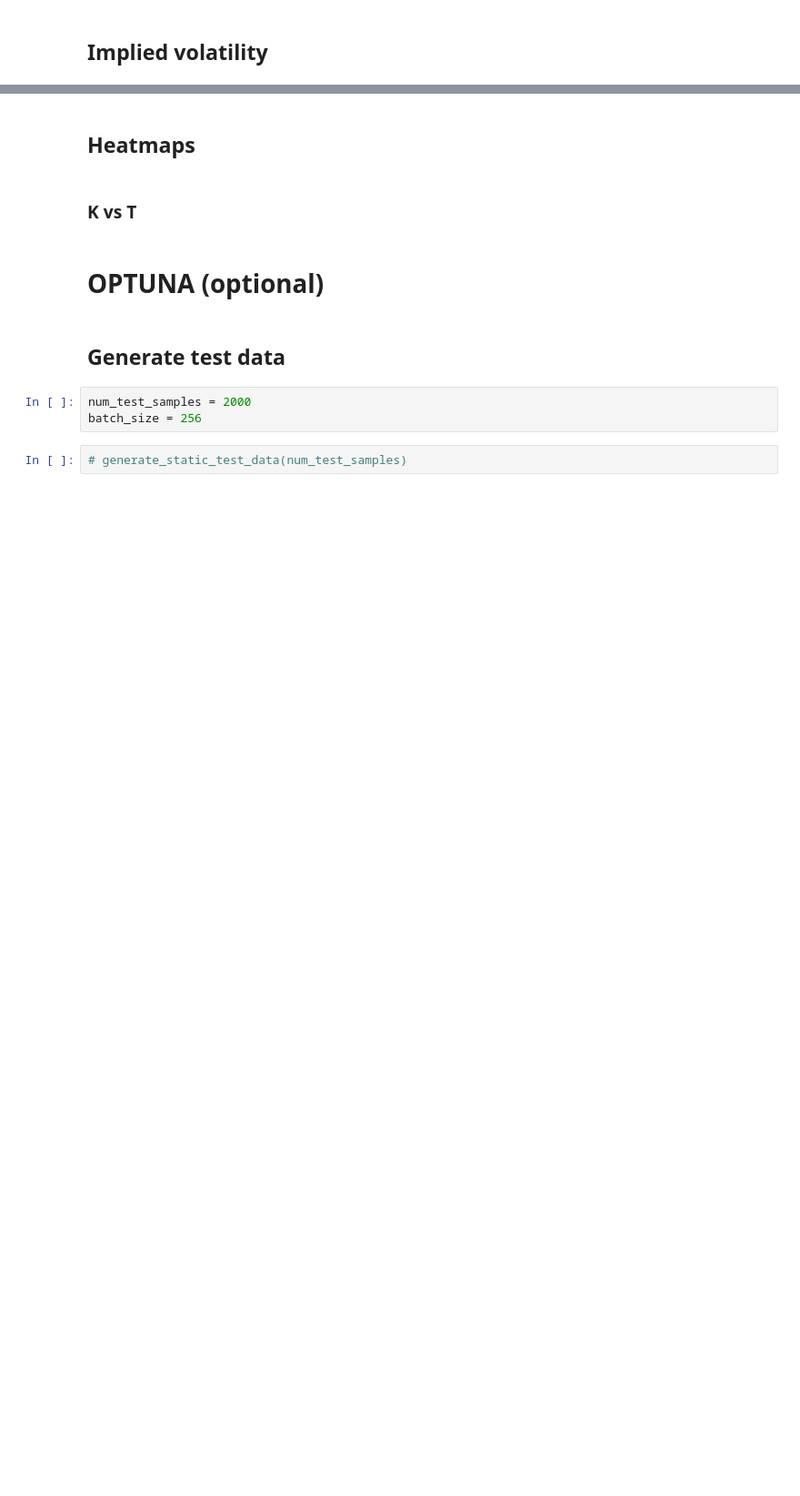
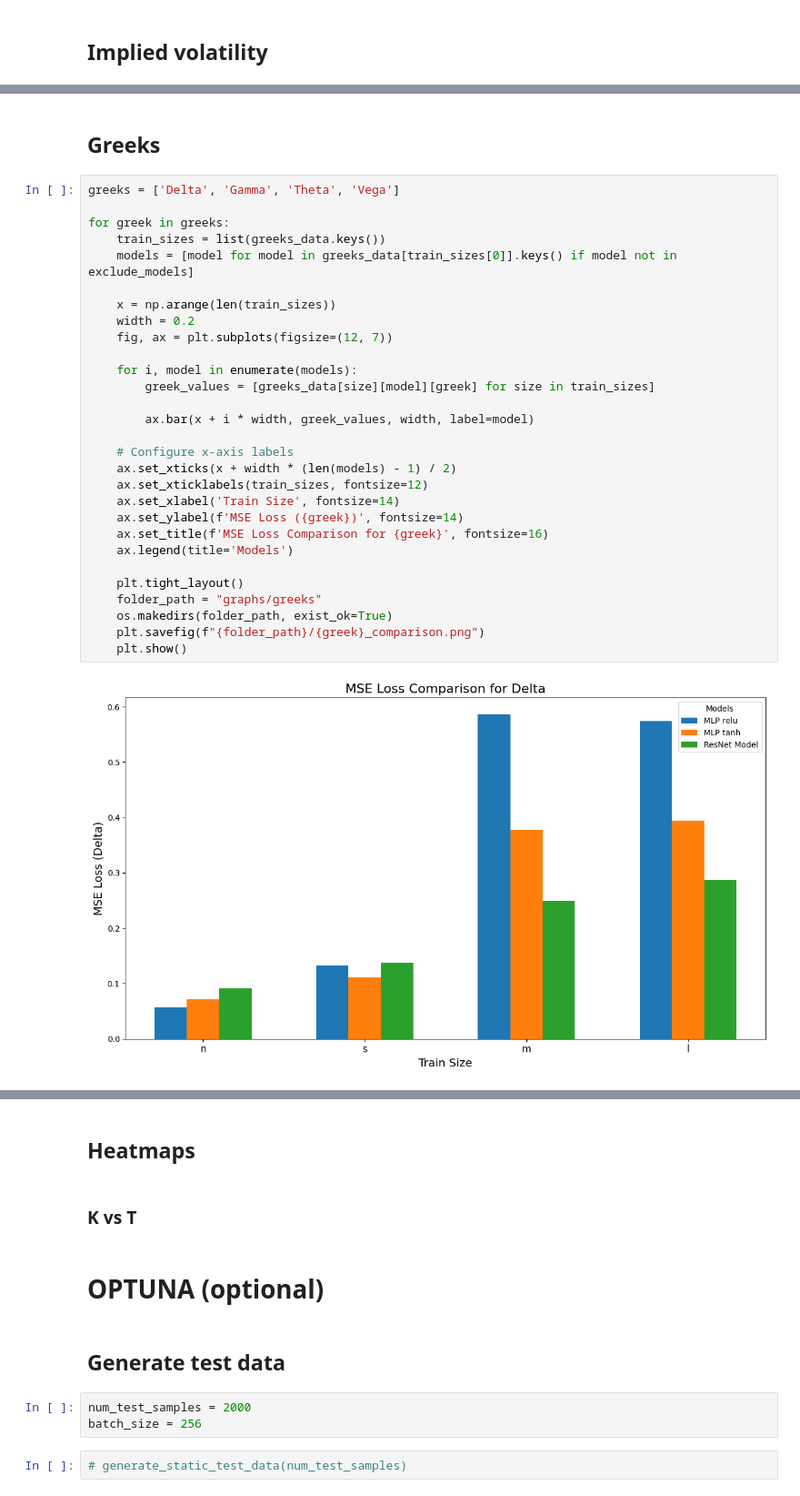
Before and after one commit to st43r/BlackFormulaApproximation, a Jupyter notebook: Black Model.ipynb, the cells around one changed output, grey strips where cells are left out. Shown at 91% size. Saved outputs shown, nothing was run; the diff lists cells and outputs as text; blank space fills up the shorter version.

```diff
--- a/Black Model.ipynb
+++ b/Black Model.ipynb
@@ -1126,0 +1147,33 @@ for size in test_data.keys():
+# %% [markdown]
+## Greeks
+# %%
+greeks = ['Delta', 'Gamma', 'Theta', 'Vega']
+
+for greek in greeks:
+    train_sizes = list(greeks_data.keys())
+    models = [model for model in greeks_data[train_sizes[0]].keys() if model not in exclude_models]
+
+    x = np.arange(len(train_sizes))
+    width = 0.2
+    fig, ax = plt.subplots(figsize=(12, 7))
+
+    for i, model in enumerate(models):
+        greek_values = [greeks_data[size][model][greek] for size in train_sizes]
+
+        ax.bar(x + i * width, greek_values, width, label=model)
+
+    # Configure x-axis labels
+    ax.set_xticks(x + width * (len(models) - 1) / 2)
+    ax.set_xticklabels(train_sizes, fontsize=12)
+    ax.set_xlabel('Train Size', fontsize=14)
+    ax.set_ylabel(f'MSE Loss ({greek})', fontsize=14)
+    ax.set_title(f'MSE Loss Comparison for {greek}', fontsize=16)
+    ax.legend(title='Models')
+
+    plt.tight_layout()
+    folder_path = "graphs/greeks"
+    os.makedirs(folder_path, exist_ok=True)
+    plt.savefig(f"{folder_path}/{greek}_comparison.png")
+    plt.show()
+# %% [output]
+[figure, added]
```
Also changed, not shown: parts of 19 cells of this notebook, 1 other file.
